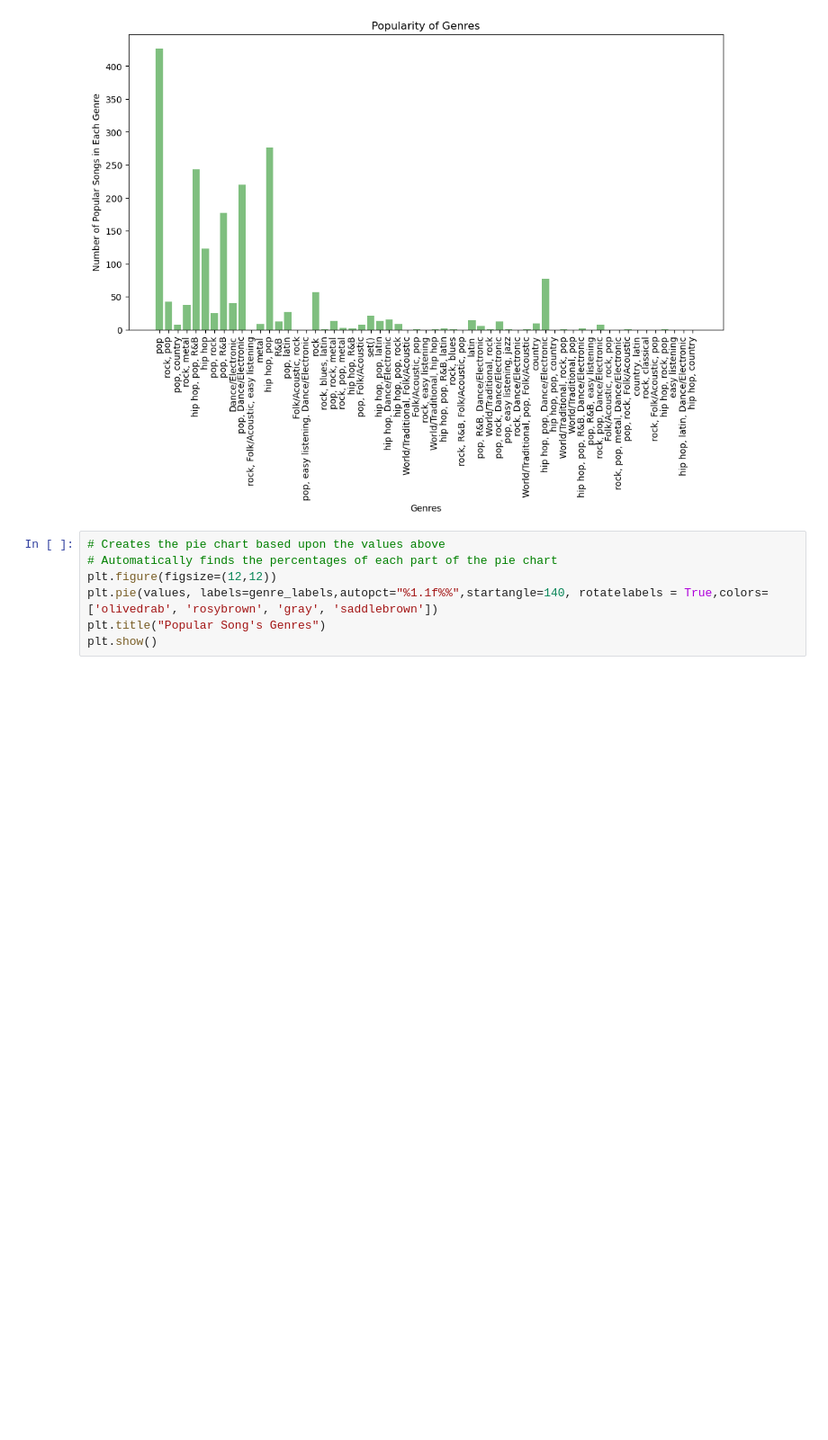
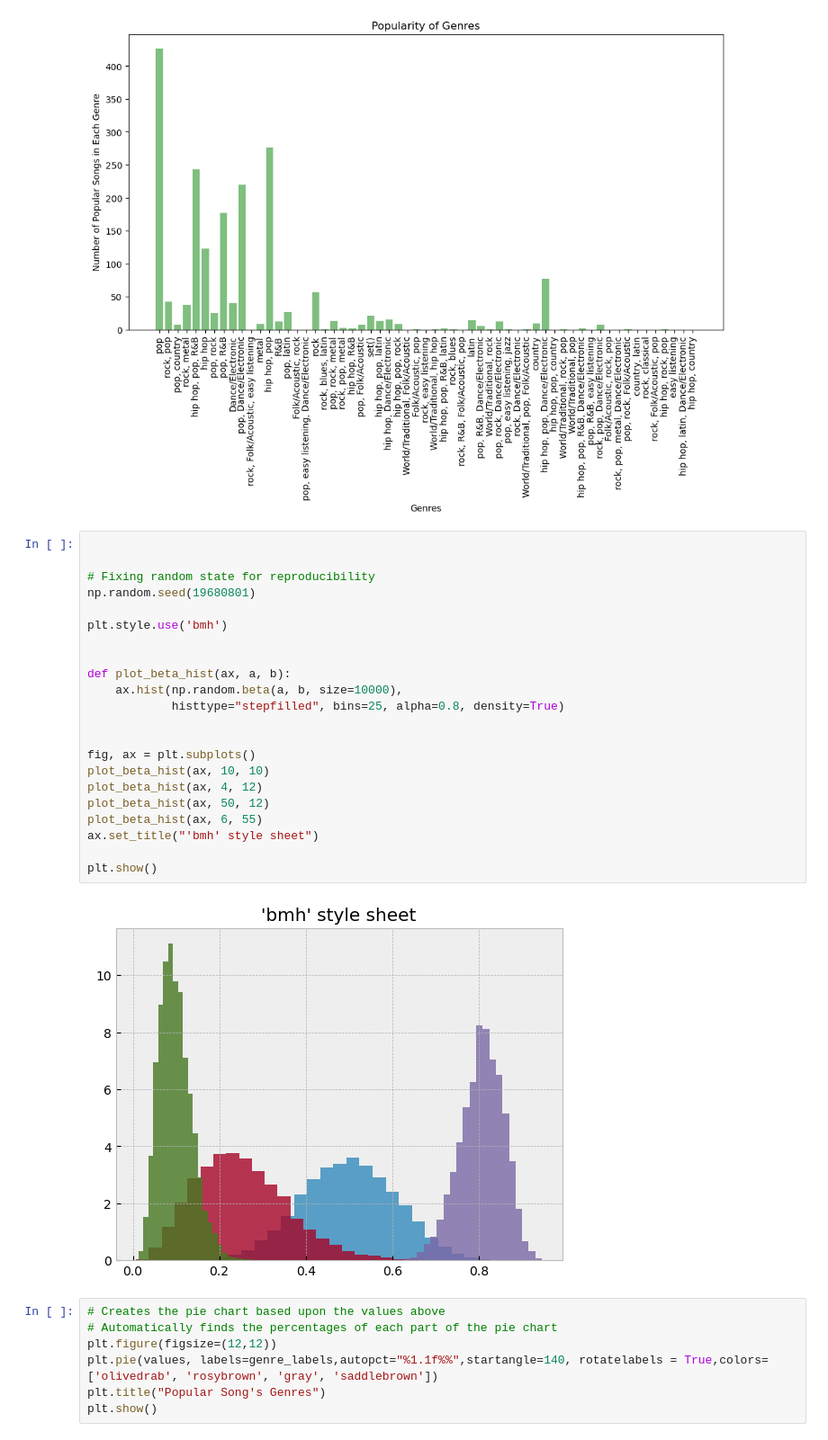
Before and after one commit to RyWheliss96/project-one, a Jupyter notebook: tempo_genre.ipynb, the cells around one changed output. Shown at 90% size. Cells and saved outputs as stored; diff of their text form; blank space fills up the shorter version.

Commit message:
Added to visual

```diff
--- a/tempo_genre.ipynb
+++ b/tempo_genre.ipynb
@@ -103,6 +103,30 @@ plt.ylabel("Number of Popular Songs in Each Genre")
 plt.show()
 # %% [output]
 [figure]
+# %%
+
+
+# Fixing random state for reproducibility
+np.random.seed(19680801)
+
+plt.style.use('bmh')
+
+
+def plot_beta_hist(ax, a, b):
+    ax.hist(np.random.beta(a, b, size=10000),
+            histtype="stepfilled", bins=25, alpha=0.8, density=True)
+
+
+fig, ax = plt.subplots()
+plot_beta_hist(ax, 10, 10)
+plot_beta_hist(ax, 4, 12)
+plot_beta_hist(ax, 50, 12)
+plot_beta_hist(ax, 6, 55)
+ax.set_title("'bmh' style sheet")
+
+plt.show()
+# %% [output]
+[figure, added]
 # %%
 # Creates the pie chart based upon the values above
 # Automatically finds the percentages of each part of the pie chart
```
Also changed, not shown: parts of 1 cell of this notebook.
